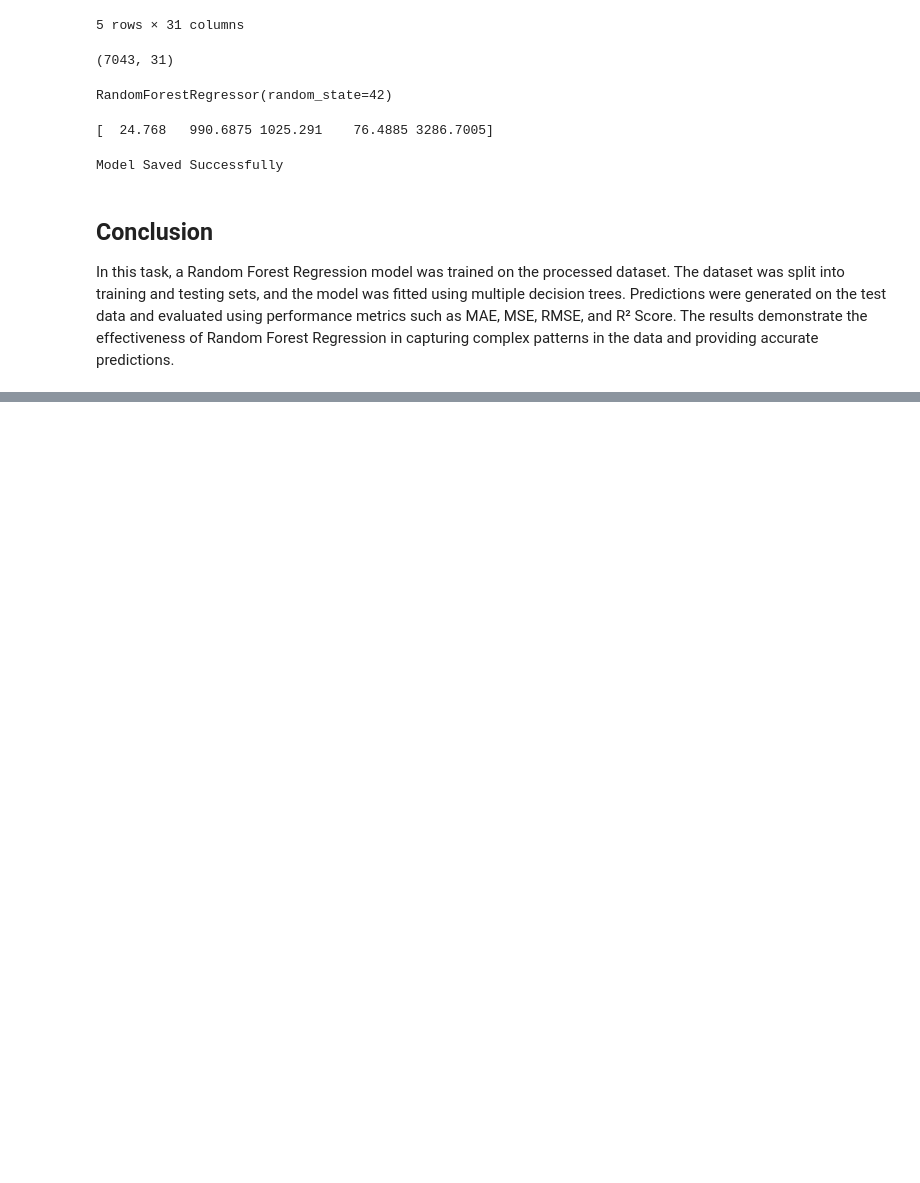
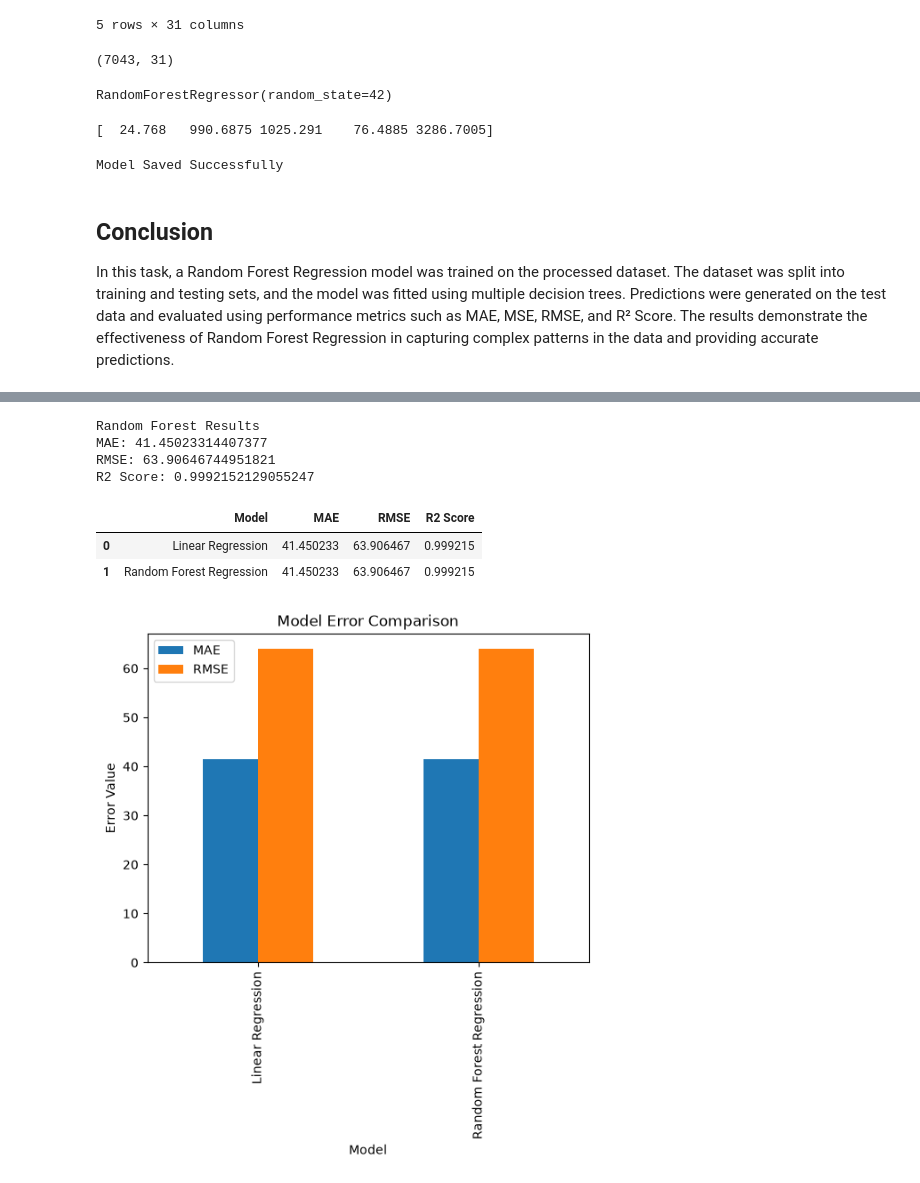
Before and after one commit to begamafreen8088-afk/zaalima-data-analytic, a Jupyter notebook: scripts/feature_engineering.ipynb, the cells around one changed output, grey strips where cells are left out. Cells and saved outputs as stored; diff of their text form; code cells hidden in the pictures; blank space fills up the shorter version.

Commit message:
Evalute and compare LTV regression models

```diff
--- a/scripts/feature_engineering.ipynb
+++ b/scripts/feature_engineering.ipynb
@@ -1566,0 +1577,9 @@ In this task, a Random Forest Regression model was trained on the processed data
+# %%
+mae_lr = mean_absolute_error(y_test, y_pred)
+rmse_lr = np.sqrt(mean_squared_error(y_test, y_pred))
+r2_lr = r2_score(y_test, y_pred)
+
+print("Linear Regression Results")
+print("MAE:", mae_lr)
+print("RMSE:", rmse_lr)
+print("R2 Score:", r2_lr)
@@ -1566,0 +1611,39 @@ In this task, a Random Forest Regression model was trained on the processed data
+# %%
+y_pred_rf = rf_model.predict(X_test)
+# %%
+mae_rf = mean_absolute_error(y_test, y_pred_rf)
+rmse_rf = np.sqrt(mean_squared_error(y_test, y_pred_rf))
+r2_rf = r2_score(y_test, y_pred_rf)
+
+print("Random Forest Results")
+print("MAE:", mae_rf)
+print("RMSE:", rmse_rf)
+print("R2 Score:", r2_rf)
+# %% [output]
+Random Forest Results
+MAE: 41.45023314407377
+RMSE: 63.90646744951821
+R2 Score: 0.9992152129055247
+# %%
+comparison_df = pd.DataFrame({
+    "Model": ["Linear Regression", "Random Forest Regression"],
+    "MAE": [mae_lr, mae_rf],
+    "RMSE": [rmse_lr, rmse_rf],
+    "R2 Score": [r2_lr, r2_rf]
+})
+
+comparison_df
+# %% [output]
+|  | Model | MAE | RMSE | R2 Score |
+| 0 | Linear Regression | 41.450233 | 63.906467 | 0.999215 |
+| 1 | Random Forest Regression | 41.450233 | 63.906467 | 0.999215 |
+# %%
+import matplotlib.pyplot as plt
+
+comparison_df.set_index("Model")[["MAE", "RMSE"]].plot(kind="bar")
+
+plt.title("Model Error Comparison")
+plt.ylabel("Error Value")
+plt.show()
+# %% [output]
+[figure, added]
```
Also changed, not shown: parts of 6 cells of this notebook, 1 other file.
